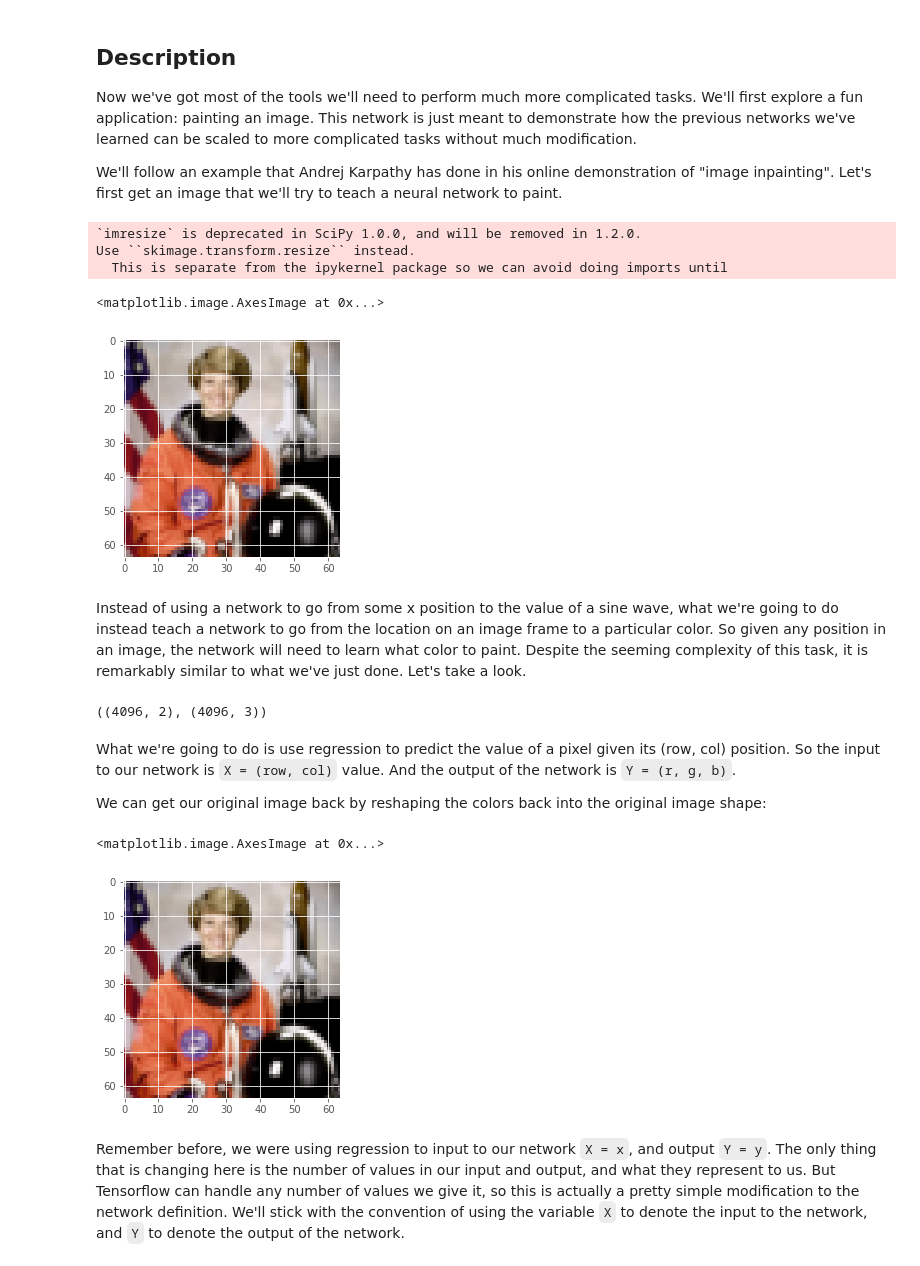
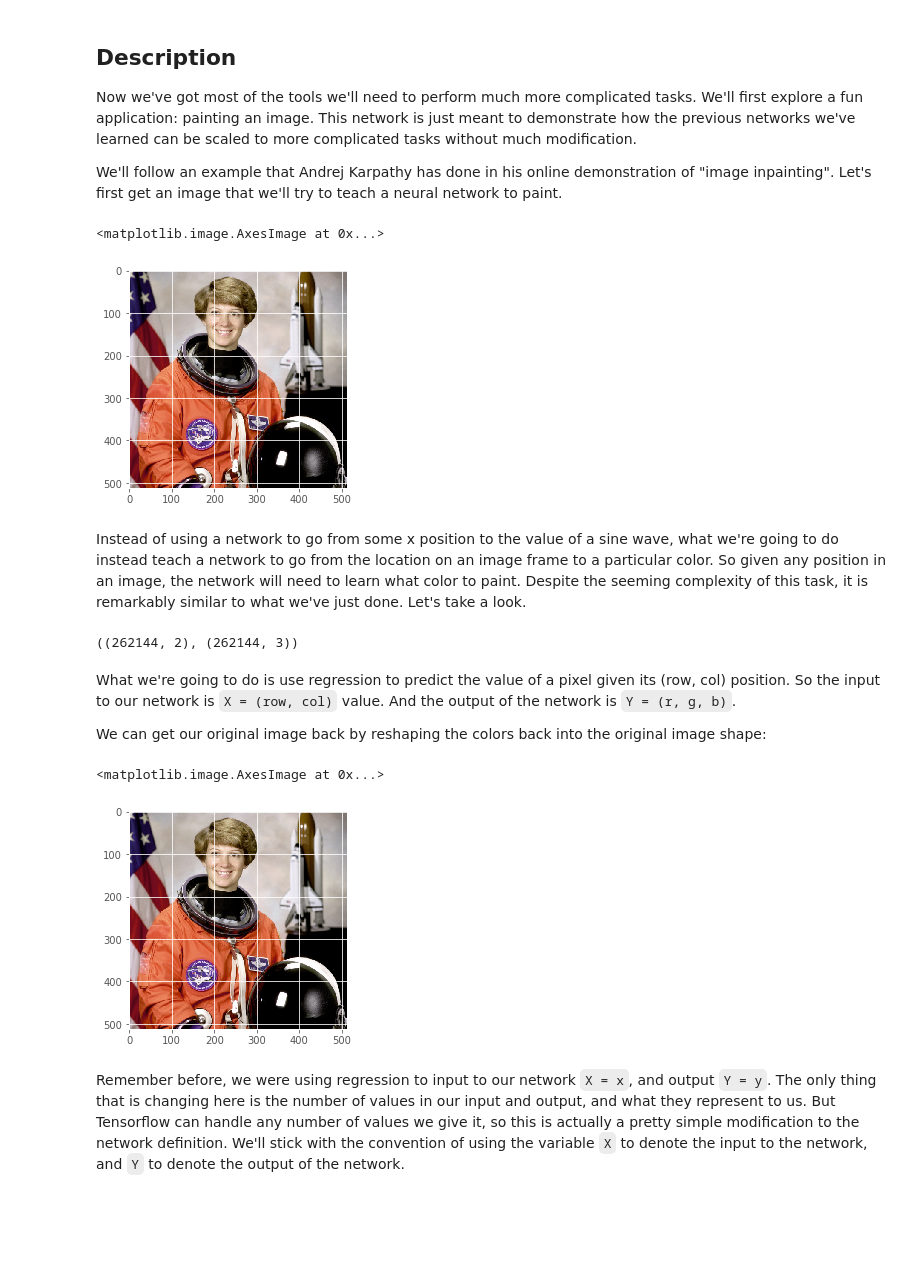
Before and after one commit to ual-cci/MSc-Coding-2, a Jupyter notebook: Week-7-CADL-Lecture2.ipynb, the cells around one changed output. Saved outputs shown, nothing was run; the diff lists cells and outputs as text; code cells hidden in the pictures; blank space fills up the shorter version.

```diff
--- a/Week-7-CADL-Lecture2.ipynb
+++ b/Week-7-CADL-Lecture2.ipynb
@@ -916,15 +910,20 @@ Now we've got most of the tools we'll need to perform much more complicated task
 We'll follow an example that Andrej Karpathy has done in his online demonstration of "image inpainting".  Let's first get an image that we'll try to teach a neural network to paint.
 # %%
 from skimage.data import astronaut
-from scipy.misc import imresize
-img = imresize(astronaut(), (64, 64))
+from PIL import Image
+from numpy import asarray
+
+
+#from scipy.misc import imresize
+#img = imresize(astronaut(), (64, 64))
+
+img_temp = Image.fromarray(astronaut())
+img_temp.resize(size=(64, 64))
+img = asarray(img_temp)
 plt.imshow(img)
 # %% [output]
-`imresize` is deprecated in SciPy 1.0.0, and will be removed in 1.2.0.
-Use ``skimage.transform.resize`` instead.
-  This is separate from the ipykernel package so we can avoid doing imports until
+<matplotlib.image.AxesImage at 0x...>
-<matplotlib.image.AxesImage at 0x...>
-[figure, old version]
+[figure, new version]
 # %% [markdown]
 Instead of using a network to go from some x position to the value of a sine wave, what we're going to do instead teach a network to go from the location on an image frame to a particular color.  So given any position in an image, the network will need to learn what color to paint.  Despite the seeming complexity of this task, it is remarkably similar to what we've just done.  Let's take a look.
 # %%
@@ -952,7 +951,7 @@ xs = (xs - np.mean(xs)) / np.std(xs)
 # and print the shapes
 xs.shape, ys.shape
 # %% [output]
-((4096, 2), (4096, 3))
+((262144, 2), (262144, 3))
 # %% [markdown]
 What we're going to do is use regression to predict the value of a pixel given its (row, col) position.  So the input to our network is `X = (row, col)` value.  And the output of the network is `Y = (r, g, b)`.
 
@@ -961,7 +960,7 @@ We can get our original image back by reshaping the colors back into the origina
 plt.imshow(ys.reshape(img.shape))
 # %% [output]
 <matplotlib.image.AxesImage at 0x...>
-[figure, old version]
+[figure, new version]
 # %% [markdown]
 Remember before, we were using regression to input to our network `X = x`, and output `Y = y`.  The only thing that is changing here is the number of values in our input and output, and what they represent to us.  But Tensorflow can handle any number of values we give it, so this is actually a pretty simple modification to the network definition.  We'll stick with the convention of using the variable `X` to denote the input to the network, and `Y` to denote the output of the network.
 # %%
```
Also changed, not shown: parts of 22 cells of this notebook, 1 other file.
